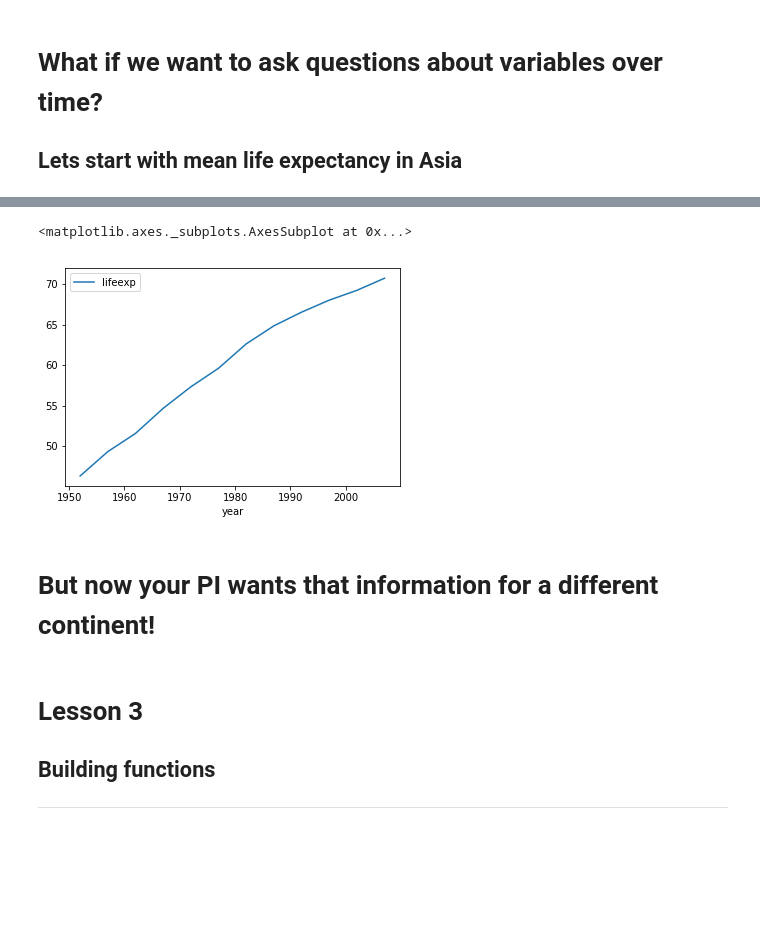
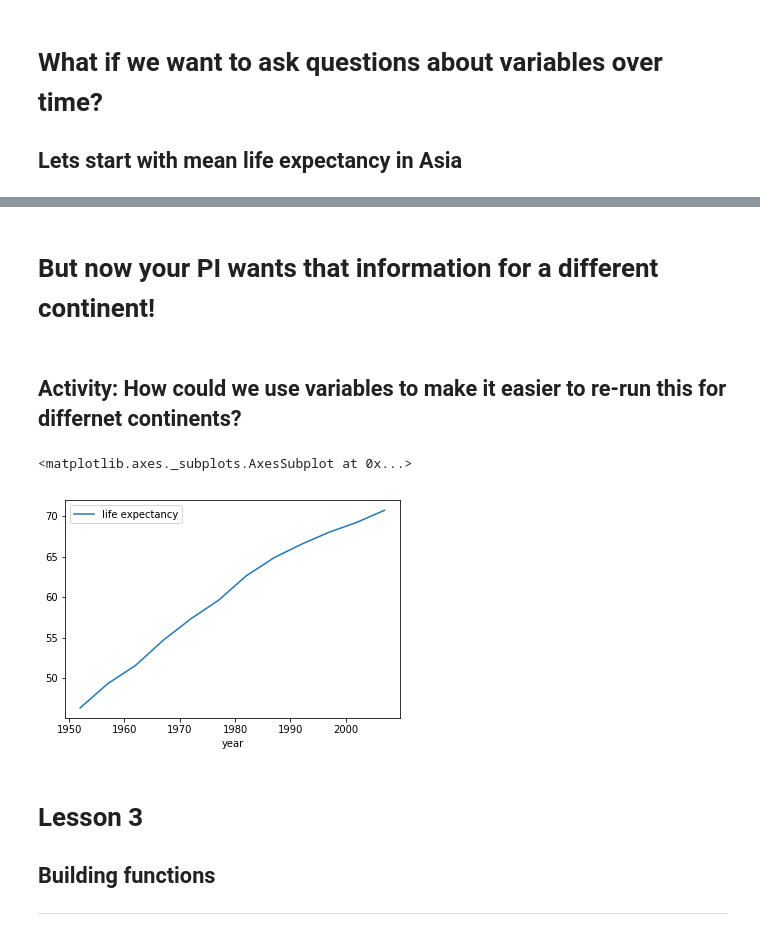
Before and after one commit to Reproducible-Science-Curriculum/automation-RR-Jupyter, a Jupyter notebook: notebooks/Automation_Lesson1_Intro_Instructor_Notes.ipynb, the cells around one changed output, grey strips where cells are left out. Cells and saved outputs as stored; diff of their text form; code cells hidden in the pictures; blank space fills up the shorter version.

```diff
--- a/notebooks/Automation_Lesson1_Intro_Instructor_Notes.ipynb
+++ b/notebooks/Automation_Lesson1_Intro_Instructor_Notes.ipynb
@@ -233,7 +239,9 @@ These examples illustrate the principle of "Don't Repeat Yourself". We are going
 ## Lets start with mean life expectancy in Asia
 # %%
 # Loop through years and calculate the statistic of interest
-# In this
+
+mask_continent = df['continent'] == 'asia'
+df_continent = df[mask_continent]
 years = df_continent['year'].unique()
 summary = []
 
@@ -241,10 +249,10 @@ for year in years:
     mask_year = df_continent['year'] == year
     df_year = df_continent[mask_year]
     value = np.mean(df_year['lifeexp'])
-    summary.append((continent, year, value))
+    summary.append(('asia', year, value))
 
 # Turn the summary into a dataframe so that we can visualize easily
-summary = pd.DataFrame(summary, columns=['continent', 'year', 'mean_'+category])
+summary = pd.DataFrame(summary, columns=['continent', 'year', 'lifeexp'])
 # %%
 summary
 # %% [output]
@@ -286,7 +272,4 @@ summary = pd.DataFrame(summary, columns=['continent', 'year', 'mean_'+category])
-# %%
-summary.plot.line('year', 'lifeexp')
-# %% [output]
-<matplotlib.axes._subplots.AxesSubplot at 0x...>
-[figure, removed]
 # %% [markdown]
 # But now your PI wants that information for a different continent!
+# %% [markdown]
+## Activity: How could we use variables to make it easier to re-run this for differnet continents?
@@ -293,3 +297,8 @@ summary.plot.line('year', 'lifeexp')
+# %%
+summary.plot.line('year', category, label = "life expectancy")
+# %% [output]
+<matplotlib.axes._subplots.AxesSubplot at 0x...>
+[figure, added]
 # %% [markdown]
 # Lesson 3 <a id="lesson-3"></a>
 ## Building functions
```
Also changed, not shown: parts of 40 cells of this notebook.
